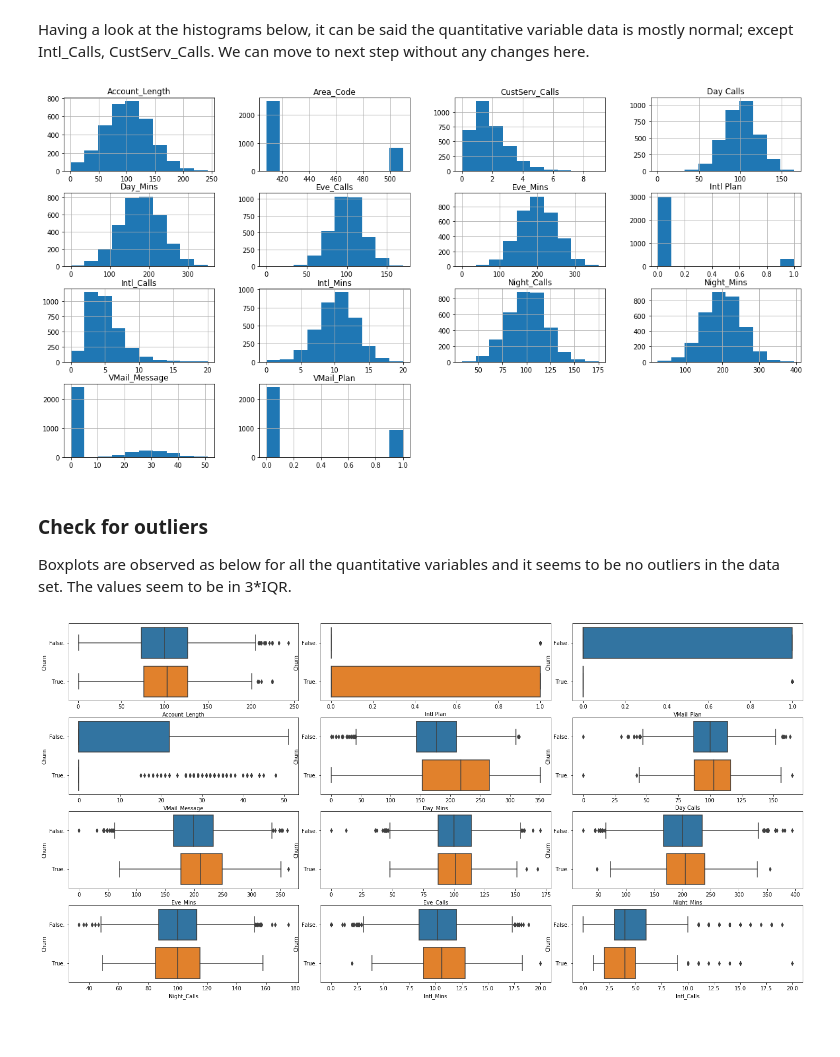
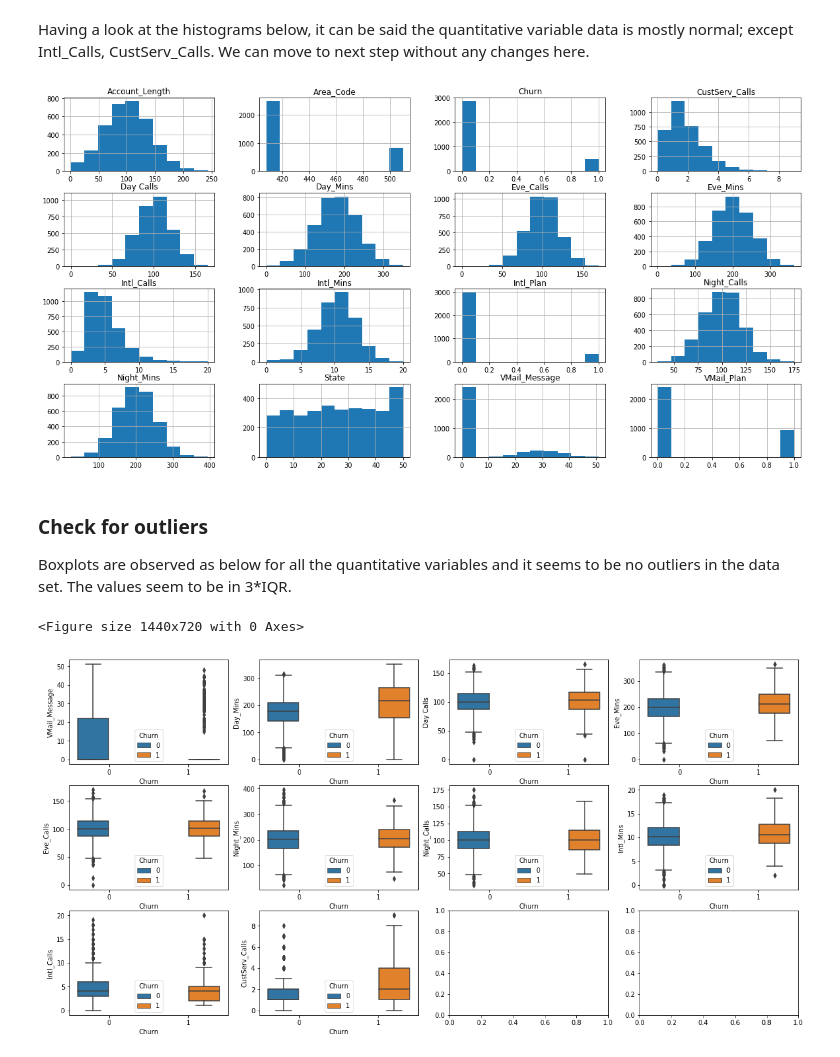
Before and after one commit to ishanify/Analytics-Projects, a Jupyter notebook: analysis_customer_churn.ipynb, the cells around one changed output. Cells and saved outputs as stored; diff of their text form; code cells hidden in the pictures; blank space fills up the shorter version.

```diff
--- a/analysis_customer_churn.ipynb
+++ b/analysis_customer_churn.ipynb
@@ -98,9 +107,0 @@ Categorial variables will be converted to numeric in next steps.
-# %%
-#Remove columns which are not important
-data=data.drop(columns=['Phone','Intl Charge','Night Charge','Eve Charge','Day Charge'])
-
-
-# converting qualitative variables into numeric.
-le = LabelEncoder()
-data['VMail Plan']=le.fit_transform(data['VMail Plan'])
-data['Int\'l Plan']=le.fit_transform(data['Int\'l Plan'])
@@ -109,8 +108,10 @@ Just change the column names a little bit before proceeding further.
 # %%
+#Remove columns which are not important
+data=data.drop(columns=['Phone','Intl Charge','Night Charge','Eve Charge','Day Charge'])
 data.rename(columns={
 'Account Length':'Account_Length',
 'Area Code':'Area_Code',
-'Int\'l Plan':'Intl Plan',
+'Int\'l Plan':'Intl_Plan',
 'VMail Plan':'VMail_Plan',
 'VMail Message':'VMail_Message',
 'Day Mins':'Day_Mins',
@@ -127,3 +130,11 @@ data.rename(columns={
+# %%
+
+# converting qualitative variables into numeric.
+le = LabelEncoder()
+data['State']=le.fit_transform(data['State'])
+data['VMail_Plan']=le.fit_transform(data['VMail_Plan'])
+data['Intl_Plan']=le.fit_transform(data['Intl_Plan'])
+data['Churn']=le.fit_transform(data['Churn'])
 # %% [markdown]
 Check for outliers: create boxplots and check using IQR.
 
@@ -138,34 +149,45 @@ Derive conclusions
 # %% [markdown]
 Having a look at the histograms below, it can be said the quantitative variable data is mostly normal; except Intl_Calls, CustServ_Calls. We can move to next step without any changes here.
 # %%
+plt.rcParams["figure.figsize"] = (20,10)
+
 data.hist(column=data.columns)
 plt.show()
 # %% [output]
-[figure, old version]
+[figure, new version]
 # %% [markdown]
 ### Check for outliers
 Boxplots are observed as below for all the quantitative variables and it seems to be no outliers in the data set.
 The values seem to be in 3*IQR.
 # %%
 plt.rcParams["figure.figsize"] = (20,10)
-
-fig,*ax=plt.subplots(4,3)
-ax=ax.pop()
 plt.tight_layout()
 
-col=data.columns
-ind=[col[1]]
-ind.extend(col[3:14])
+fig,*ax=plt.subplots(3,4)
+ax=ax.pop()
+ind=['VMail_Message',
+ 'Day_Mins',
+ 'Day Calls',
+ 'Eve_Mins',
+ 'Eve_Calls',
+ 'Night_Mins',
+ 'Night_Calls',
+ 'Intl_Mins',
+ 'Intl_Calls',
+ 'CustServ_Calls']
 
 i=0
 for x in ax.flat:
-    sns.boxplot(x=ind[i],data=data, y='Churn',ax=x)
+    sns.boxplot(y=ind[i],x='Churn' ,hue='Churn',data=data,ax=x)
     i+=1
+    if i==len(ind):
+        break
 
 plt.show()
 #data.boxplot(column=['Account_Length','CustServ_Calls','Day_Mins', 'Eve_Mins','Night_Mins','Intl_Calls'], by = 'Churn',ax=ax[0])
 # %% [output]
+<Figure size 1440x720 with 0 Axes>
-[figure, old version]
+[figure, new version]
 # %% [markdown]
 ### Class imbalance
 
```
Also changed, not shown: parts of 18 cells of this notebook.
